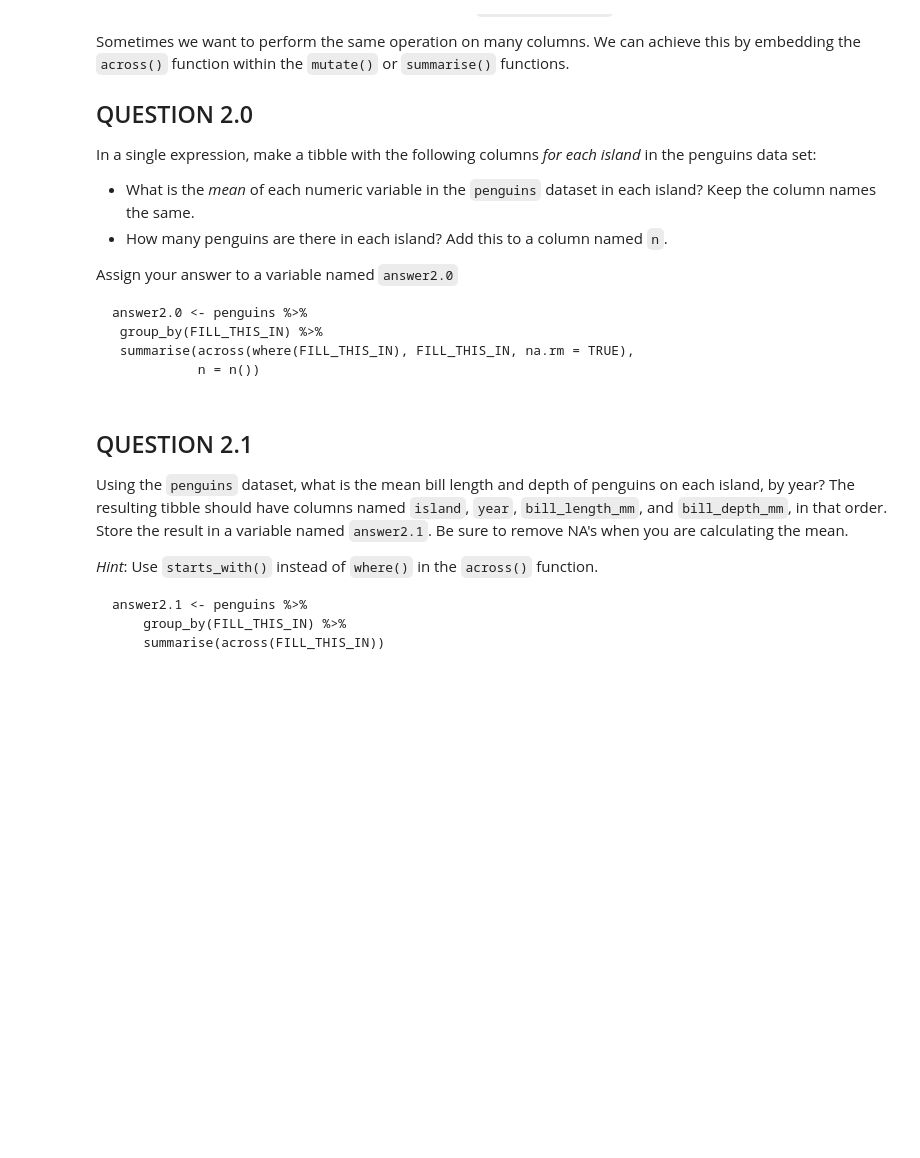
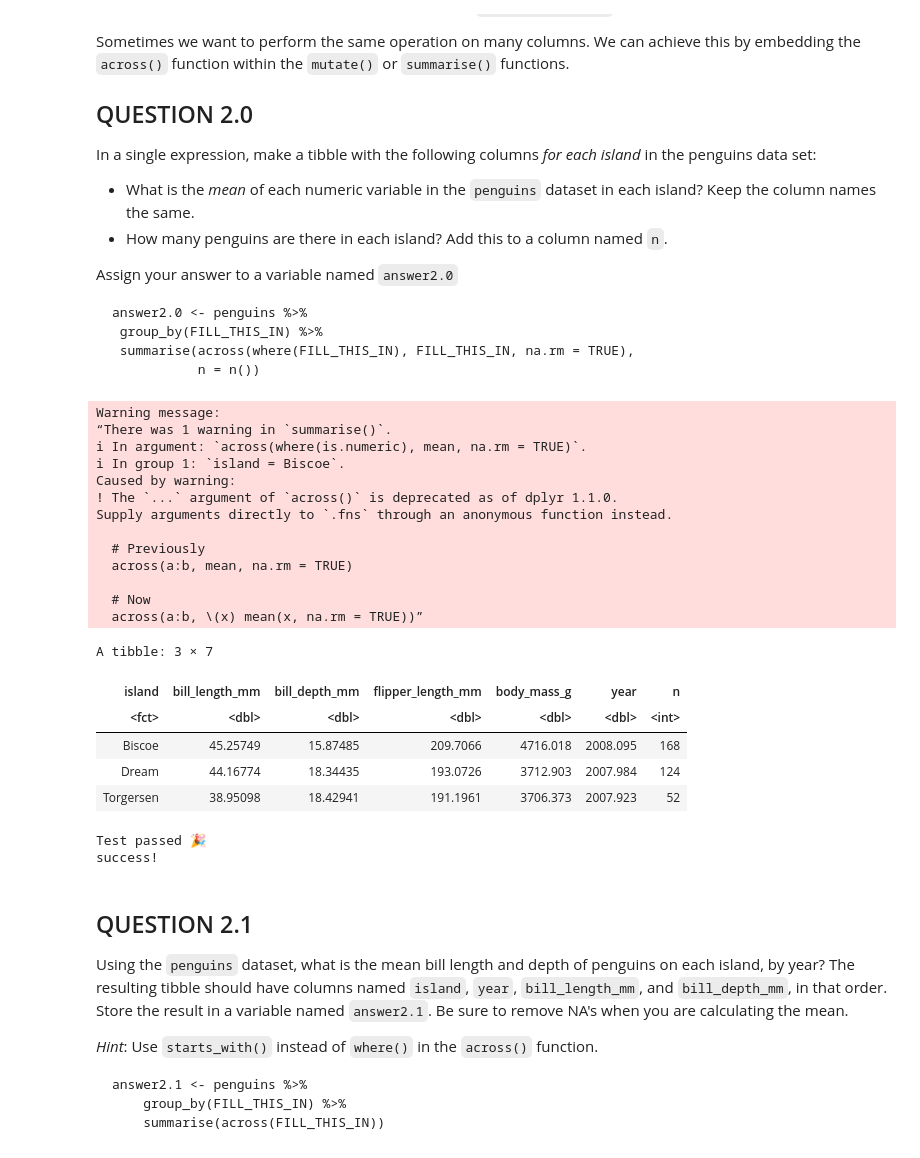
Before and after one commit to annikalaurin/annikalaurin1, a Jupyter notebook: worksheet_a02.ipynb, the cells around one changed output. Saved outputs shown, nothing was run; the diff lists cells and outputs as text; code cells hidden in the pictures; blank space fills up the shorter version.

```diff
--- a/worksheet_a02.ipynb
+++ b/worksheet_a02.ipynb
@@ -898,11 +898,31 @@ answer2.0 <- penguins %>%
 # %%
 # Your code here
 # your code here
 answer2.0 <- penguins %>%
  group_by(island) %>%
- summarise(across(where(), FILL_THIS_IN, na.rm = TRUE),
+ summarise(across(where(is.numeric), mean, na.rm = TRUE),
            n = n())
 head(answer2.0)
+# %% [output]
+Warning message:
+“There was 1 warning in `summarise()`.
+ℹ In argument: `across(where(is.numeric), mean, na.rm = TRUE)`.
+ℹ In group 1: `island = Biscoe`.
+Caused by warning:
+! The `...` argument of `across()` is deprecated as of dplyr 1.1.0.
+Supply arguments directly to `.fns` through an anonymous function instead.
+
+  # Previously
+  across(a:b, mean, na.rm = TRUE)
+
+  # Now
+  across(a:b, \(x) mean(x, na.rm = TRUE))”
+A tibble: 3 × 7
+| island | bill_length_mm | bill_depth_mm | flipper_length_mm | body_mass_g | year | n |
+| <fct> | <dbl> | <dbl> | <dbl> | <dbl> | <dbl> | <int> |
+| Biscoe | 45.25749 | 15.87485 | 209.7066 | 4716.018 | 2008.095 | 168 |
+| Dream | 44.16774 | 18.34435 | 193.0726 | 3712.903 | 2007.984 | 124 |
+| Torgersen | 38.95098 | 18.42941 | 191.1961 | 3706.373 | 2007.923 | 52 |
 # %%
 test_that("Answer 2.0", {
     expect_equal(
@@ -914,6 +934,9 @@ test_that("Answer 2.0", {
     )
 })
 cat("success!")
+# %% [output]
+Test passed 🎉
+success!
 # %% [markdown]
 ## QUESTION 2.1
 
```
Also changed, not shown: parts of 2 cells of this notebook.
